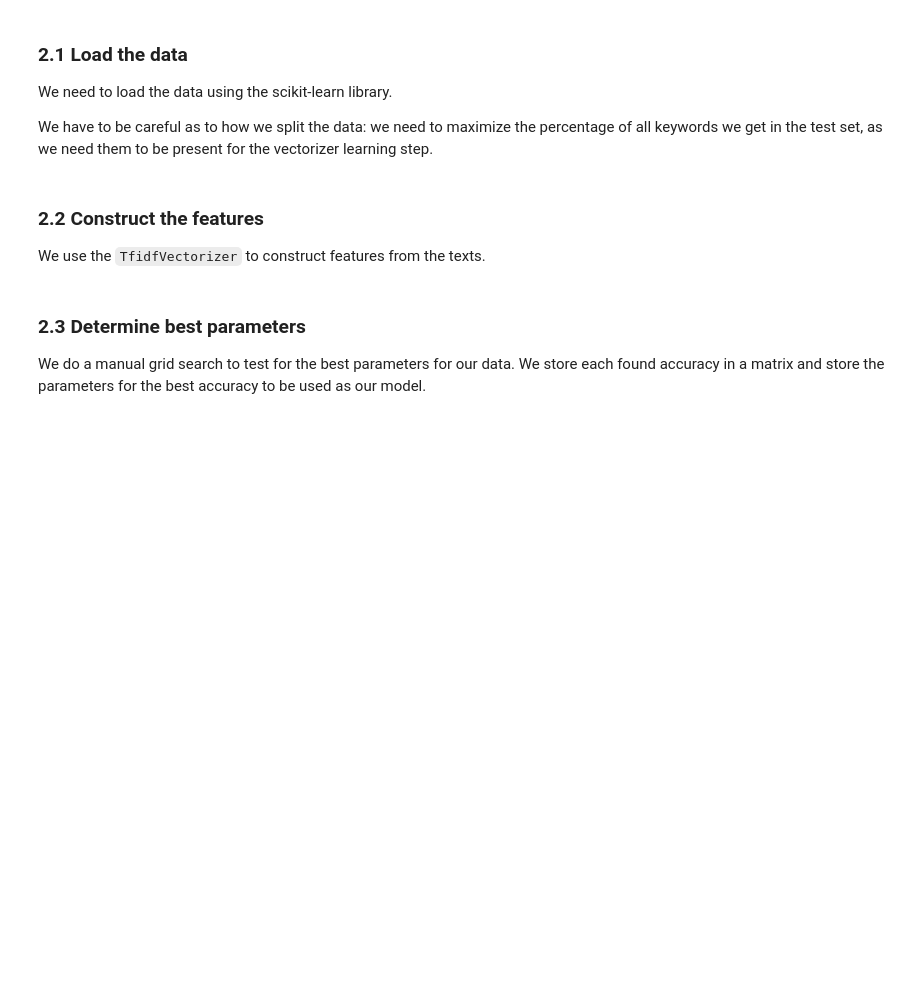
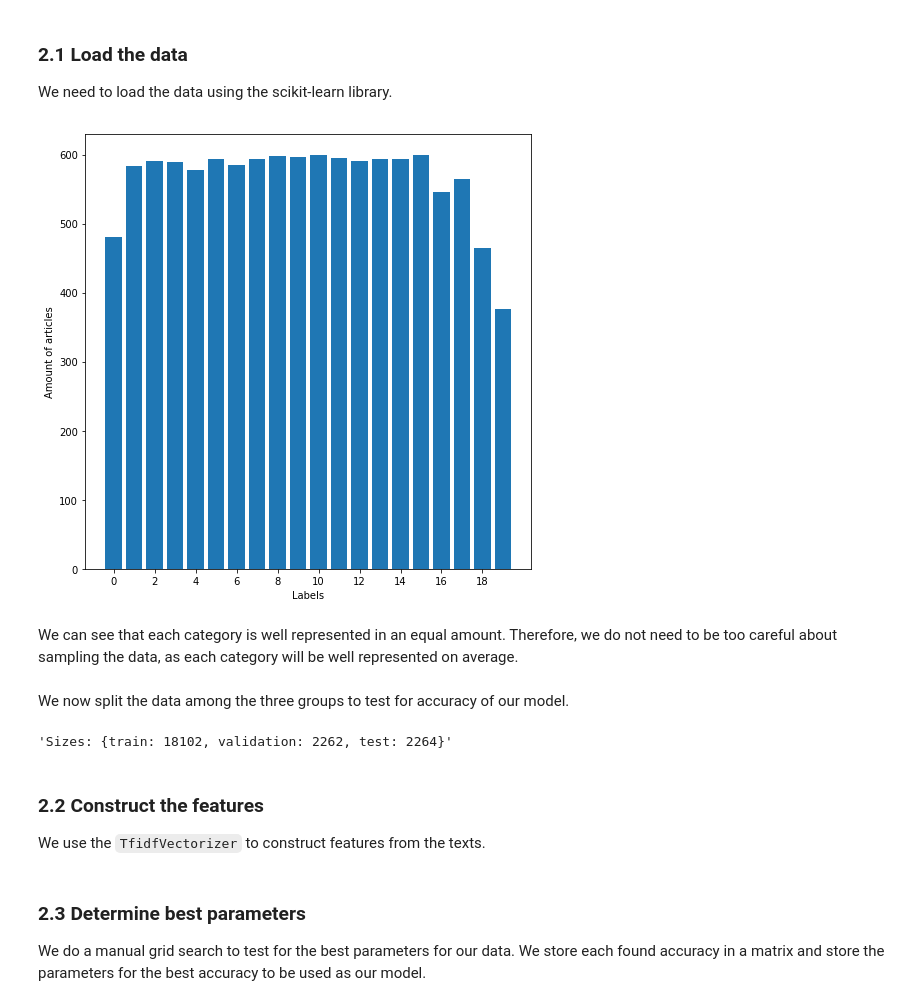
Before and after one commit to Polymere/ADA_Group, a Jupyter notebook: Homework/04 - Applied ML/HW4P2.ipynb, the cells around one changed output. Saved outputs shown, nothing was run; the diff lists cells and outputs as text; code cells hidden in the pictures; blank space fills up the shorter version.

```diff
--- a/Homework/04 - Applied ML/HW4P2.ipynb
+++ b/Homework/04 - Applied ML/HW4P2.ipynb
@@ -3,5 +29,3 @@
 # %% [markdown]
 ### 2.1 Load the data
 We need to load the data using the scikit-learn library.
-
-We have to be careful as to how we split the data: we need to maximize the percentage of all keywords we get in the test set, as we need them to be present for the vectorizer learning step.
@@ -13,3 +32,34 @@ newsgroup_test = fetch_20newsgroups(subset='test')
+# %%
+from sklearn.datasets import fetch_20newsgroups
+
+newsgroup_data = fetch_20newsgroups()
+
+df = pd.DataFrame({'text': newsgroup_data.data, 'label': newsgroup_data.target}).sort_values(by='label')
+df['label'] = df['label'].astype('category')
+df.reset_index(drop=True, inplace=True)
+
+groups = df.groupby(['label']).agg(['count'])
+
+plt.figure(figsize=[8, 8])
+plt.bar(groups.index, groups.values)
+plt.xticks(range(0, 20, 2))
+plt.xlabel("Labels")
+plt.ylabel("Amount of articles")
+plt.show()
+# %% [output]
+[figure, added]
+# %% [markdown]
+We can see that each category is well represented in an equal amount. Therefore, we do not need to be too careful about sampling the data, as each category will be well represented on average.
+# %% [markdown]
+We now split the data among the three groups to test for accuracy of our model.
+# %%
+newsgroup_train = df.sample(frac=0.8)
+newsgroup_test = df.drop(newsgroup_train.index).sample(frac=0.5)
+newsgroup_valid = df.drop(newsgroup_train.index).drop(newsgroup_test.index)
+
+"Sizes: {train: %d, validation: %d, test: %d}" % (newsgroup_train.size, newsgroup_valid.size, newsgroup_test.size)
+# %% [output]
+'Sizes: {train: 18102, validation: 2262, test: 2264}'
 # %% [markdown]
 ### 2.2 Construct the features
 We use the `TfidfVectorizer` to construct features from the texts.
```
Also changed, not shown: parts of 17 cells of this notebook.
